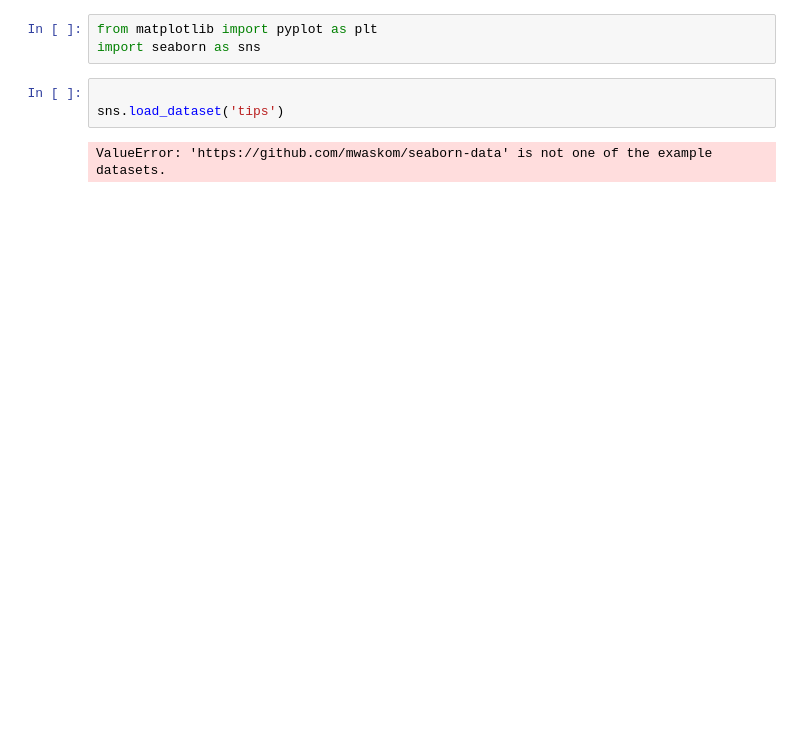
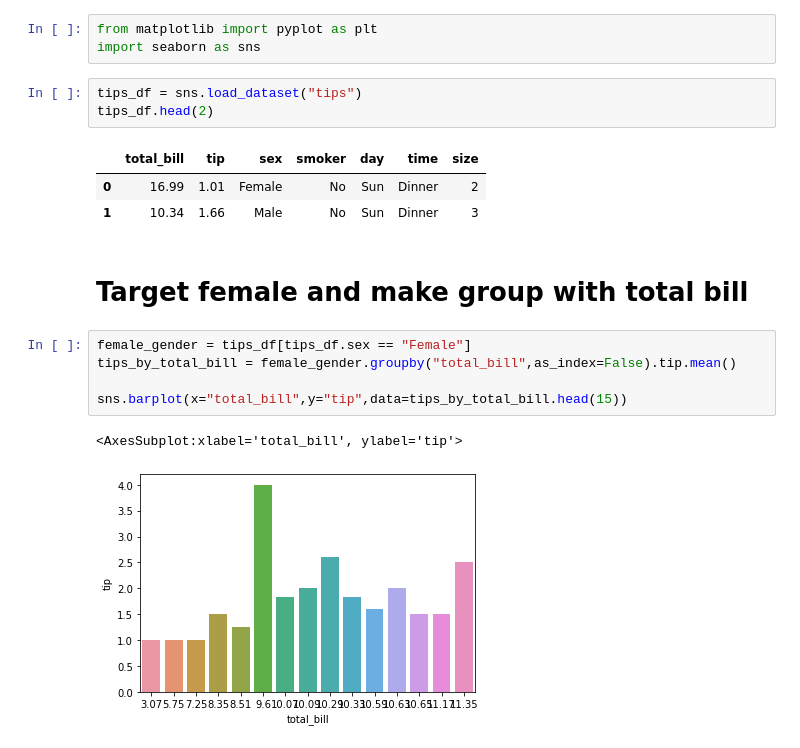
Before and after one commit to khaledshishani32/data-visualization, a Jupyter notebook: viz-a.ipynb, the cells around one changed output. Drawn from its saved outputs; the diff is of its cells as text; blank space fills up the shorter version.

```diff
--- a/viz-a.ipynb
+++ b/viz-a.ipynb
@@ -2,7 +2,19 @@
 from matplotlib import pyplot as plt
 import seaborn as sns
 # %%
-
-sns.load_dataset('tips')
+tips_df = sns.load_dataset("tips")
+tips_df.head(2)
 # %% [output]
-ValueError: 'https://github.com/mwaskom/seaborn-data' is not one of the example datasets.
+|  | total_bill | tip | sex | smoker | day | time | size |
+| 0 | 16.99 | 1.01 | Female | No | Sun | Dinner | 2 |
+| 1 | 10.34 | 1.66 | Male | No | Sun | Dinner | 3 |
+# %% [markdown]
+# Target female and make group with total bill
+# %%
+female_gender = tips_df[tips_df.sex == "Female"]
+tips_by_total_bill = female_gender.groupby("total_bill",as_index=False).tip.mean()
+
+sns.barplot(x="total_bill",y="tip",data=tips_by_total_bill.head(15))
+# %% [output]
+<AxesSubplot:xlabel='total_bill', ylabel='tip'>
+[figure, added]
```
Also changed, not shown: parts of 3 cells of this notebook, 1 other file.
